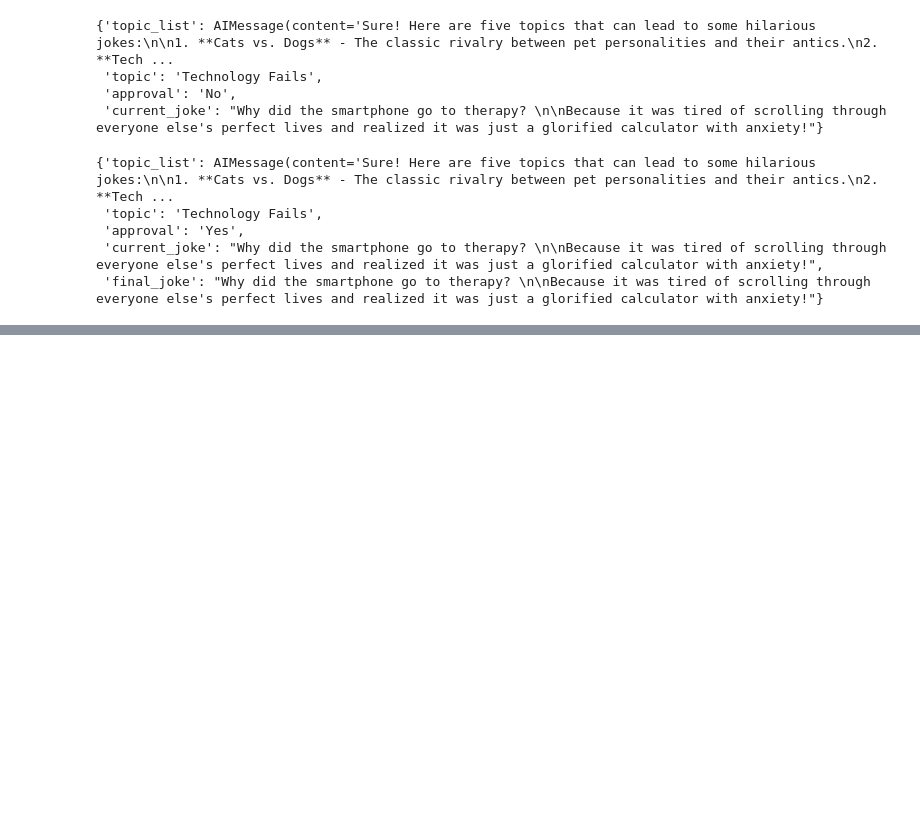
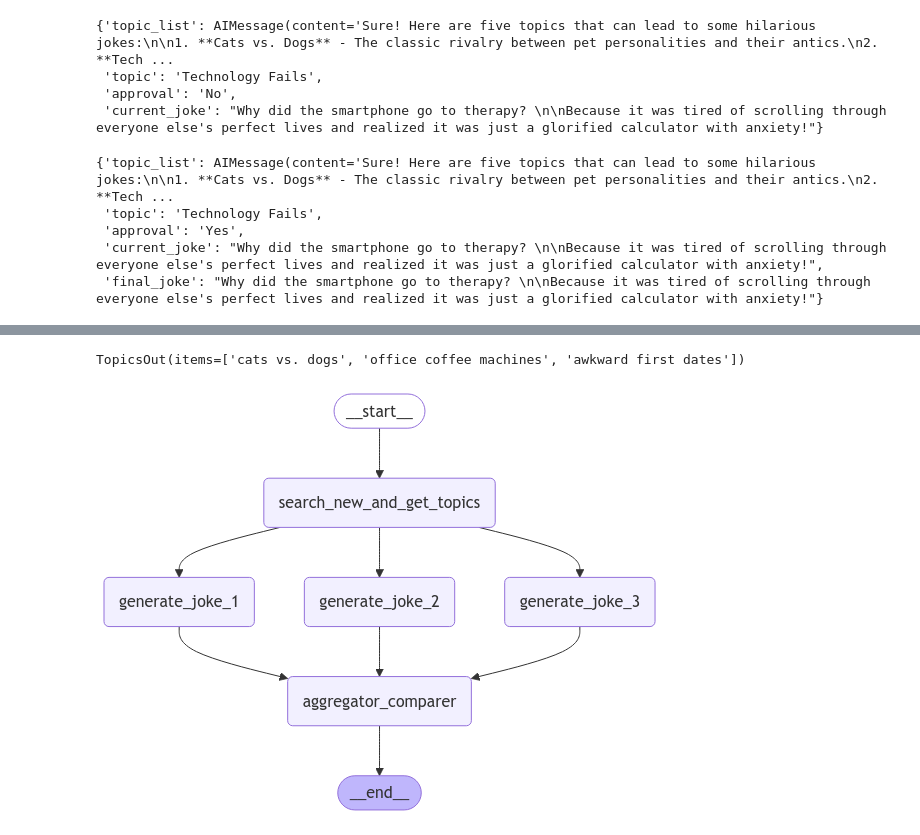
Before and after one commit to kuldeep7688/ai_agent_experiments, a Jupyter notebook: langgraph_agents/joke_generators.ipynb, the cells around one changed output, grey strips where cells are left out. Cells and saved outputs as stored; diff of their text form; code cells hidden in the pictures; blank space fills up the shorter version.

Commit message:
joke generator experiments are completed

```diff
--- a/langgraph_agents/joke_generators.ipynb
+++ b/langgraph_agents/joke_generators.ipynb
@@ -274,0 +289,30 @@ result
+# %%
+# creating specialized LLMs for each task
+class TopicsOut(BaseModel):
+    items: List[str] = Field(
+        ..., description="List of exactly 3 topics for a joke, separated by commas."
+    )
+
+llm_to_get_topics = llm.with_structured_output(TopicsOut)
+
+class JokeOut(BaseModel):
+    joke: str = Field(
+        ..., description="The best joke out of the options."
+    )
+
+llm_to_get_joke = llm.with_structured_output(JokeOut)
+
+urls = [
+    "http://feeds.bbci.co.uk/news/world/rss.xml"
+]
+# %%
+llm_to_get_topics.invoke(
+    "Generate a list of 3 topics for a joke that can lead to a hilarious joke."
+)
+# %% [output]
+TopicsOut(items=['cats vs. dogs', 'office coffee machines', 'awkward first dates'])
+# %%
+class State(TypedDict):
+    selected_topics: list[str]
+    candidate_jokes: Annotated[list, operator.add]
+    final_joke: str
@@ -274,0 +364,22 @@ result
+# %%
+graph_builder = StateGraph(State)
+graph_builder.add_node("search_new_and_get_topics", search_new_and_get_topics)
+graph_builder.add_node("generate_joke_1", generate_joke_1)
+graph_builder.add_node("generate_joke_2", generate_joke_2)
+graph_builder.add_node("generate_joke_3", generate_joke_3)
+graph_builder.add_node("aggregator_comparer", aggregator_comparer)
+
+graph_builder.add_edge(START, "search_new_and_get_topics")
+graph_builder.add_edge("search_new_and_get_topics", "generate_joke_1")
+graph_builder.add_edge("search_new_and_get_topics", "generate_joke_2")
+graph_builder.add_edge("search_new_and_get_topics", "generate_joke_3")
+graph_builder.add_edge(
+    ["generate_joke_1", "generate_joke_2", "generate_joke_3"],
+    "aggregator_comparer"
+)
+graph_builder.add_edge("aggregator_comparer", END)
+
+graph = graph_builder.compile()
+display(Image(graph.get_graph().draw_mermaid_png()))
+# %% [output]
+[figure, added]
```
Also changed, not shown: parts of 7 cells of this notebook, 1 other file.
